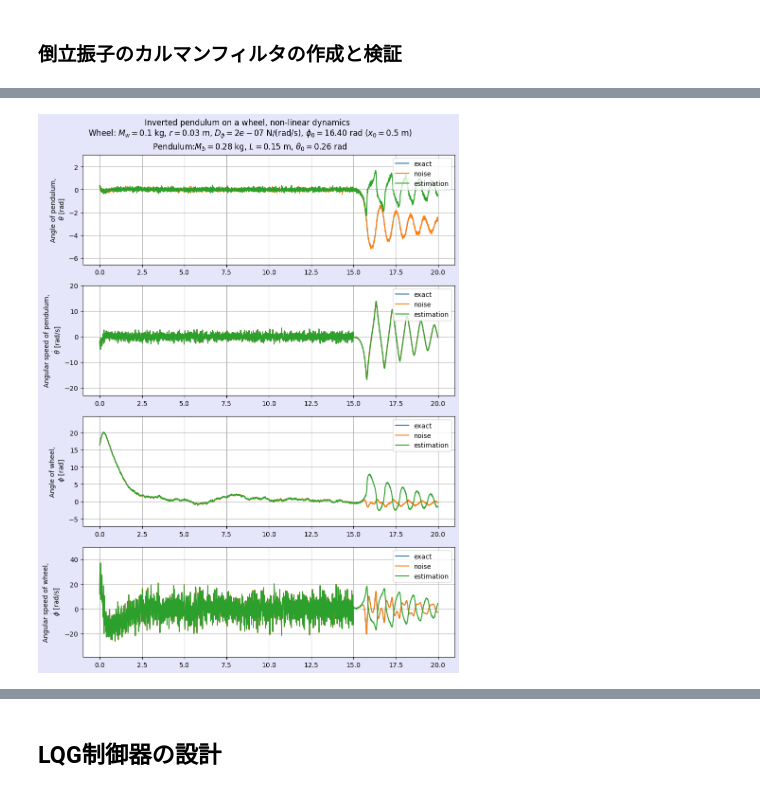
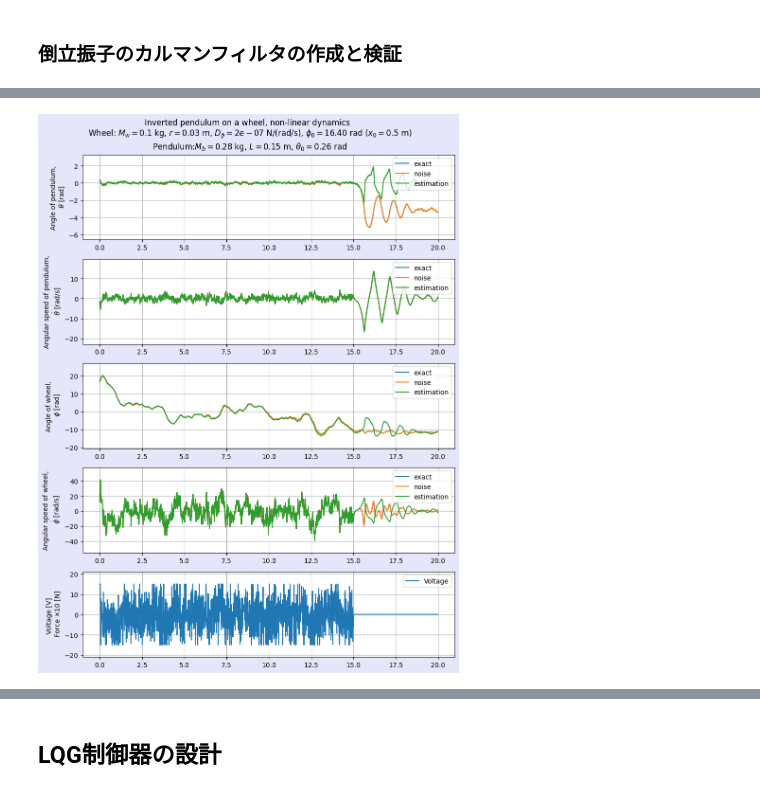
Before and after one commit to HoneyMack/wheel_inverted_pendulum, a Jupyter notebook: motor_driven_wheeled_inverted_pendulum_simulation.ipynb, the cells around one changed output, grey strips where cells are left out. Drawn from its saved outputs; the diff is of its cells as text; code cells hidden in the pictures.

```diff
--- a/motor_driven_wheeled_inverted_pendulum_simulation.ipynb
+++ b/motor_driven_wheeled_inverted_pendulum_simulation.ipynb
@@ -1511,15 +1511,15 @@ dt = 0.01
 t_points = np.arange(0, t_end, dt)
 
 # ノイズの設定
-V = np.diag([0.01,0.01,0.01,0.01])
-W = np.diag([0.01,0.001])
+V = 1e-3 * np.diag([1,1,1,1])
+W = 1e2 * np.diag([0.1,0.01])
 
 
 # カルマンフィルタの初期化
 A_d,B_d,C_d = transform_continuous_to_discrete(dt,A,B,C)
-print("A_d:", A_d)
-print("B_d:", B_d)
-print("C_d:", C_d)
+# print("A_d:", A_d)
+# print("B_d:", B_d)
+# print("C_d:", C_d)
 
 observer = KalmanObserver(A_d,B_d,C_d,np.ones((A_d.shape[0])))
 
@@ -1547,8 +1547,15 @@ for t in t_points:
    #print("x_est:", observer.x_est)
    #print("v:", v)
    x = pendulum_simulator.step(v, 0, dt)
-   # ノイズを加える
+
+   # 状態にノイズを加える
    x_noise = x + np.random.multivariate_normal(np.zeros((A_d.shape[0])),V)
+   pendulum_simulator.theta = x_noise[0]
+   pendulum_simulator.phi = x_noise[1]
+   pendulum_simulator.dtheta = x_noise[2]
+   pendulum_simulator.dphi = x_noise[3]
+
+   # ノイズを加えたものを観測
    y_noise = C @ x_noise + np.random.multivariate_normal(np.zeros((C.shape[0])),W)
    y_noise = y_noise.reshape(-1,1)
    #print("y_noise:", y_noise)
@@ -1582,5 +1589,5 @@ dphi_est_hist = x_est_hist[:, 3]
 voltage_hist = np.zeros_like(t_points)
 f_d_hist  = np.zeros_like(t_points)
 for i,t in enumerate(t_points):
-    voltage_hist[i] = voltage_control(t, sol.y[:,i])
+    voltage_hist[i] = voltage_control(t, x_est_hist[i])
     f_d_hist[i] =force_disturbance(t, sol.y[:,i])
@@ -1598,27 +1594,29 @@ C_d: [[0 1 0 0]
 # %%
 # グラフを描画
 subtitle = f"Inverted pendulum on a wheel, non-linear dynamics \n \
 Wheel: $M_w = {M_w}$ kg, $r = {r}$ m, $D_\\phi = {D_phi}$ N/(rad/s), \
 $\\phi_0= {phi_init:.2f}$ rad ($x_0 = {r * (theta_init + phi_init):.1f}$ m)\n \
 Pendulum:$M_b = {M_b}$ kg, $L = {L}$ m, $\\theta_0 = {theta_init:.2f}$ rad"
 
 
 data_list = [
     [(theta_hist, "exact"), (theta_noise_hist, "noise"), (theta_est_hist, "estimation")],
     [(dtheta_hist, "exact"), (dtheta_noise_hist, "noise"), (dtheta_est_hist, "estimation")],
     [(phi_hist, "exact"), (phi_noise_hist, "noise"), (phi_est_hist, "estimation")],
     [(dphi_hist, "exact"), (dphi_noise_hist, "noise"), (dphi_est_hist, "estimation")],
+    [(voltage_hist, "Voltage")]
 ]
 labels_list = [
     "Angle of pendulum,\n $\\theta$ [rad]",
     "Angular speed of pendulum,\n $\\dot{\\theta}$ [rad/s]",
     "Angle of wheel,\n $\\phi$ [rad]",
     "Angular speed of wheel,\n $\\dot{\\phi}$ [rad/s]",
+    "Voltage [V] \n Force $ \\times 10$ [N]",
 ]
 
 plot_time_domain(subtitle, t_points, data_list, labels_list)
 # %% [output]
-[figure, old version]
+[figure, new version]
 # %%
 # アニメーションを描画
 
```
Also changed, not shown: parts of 2 cells of this notebook.
